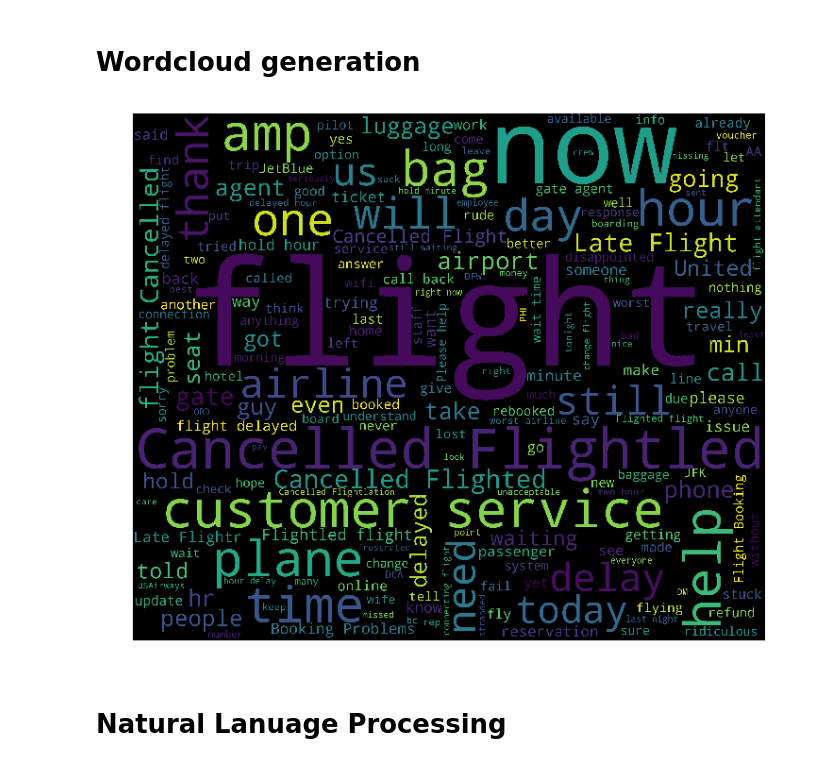
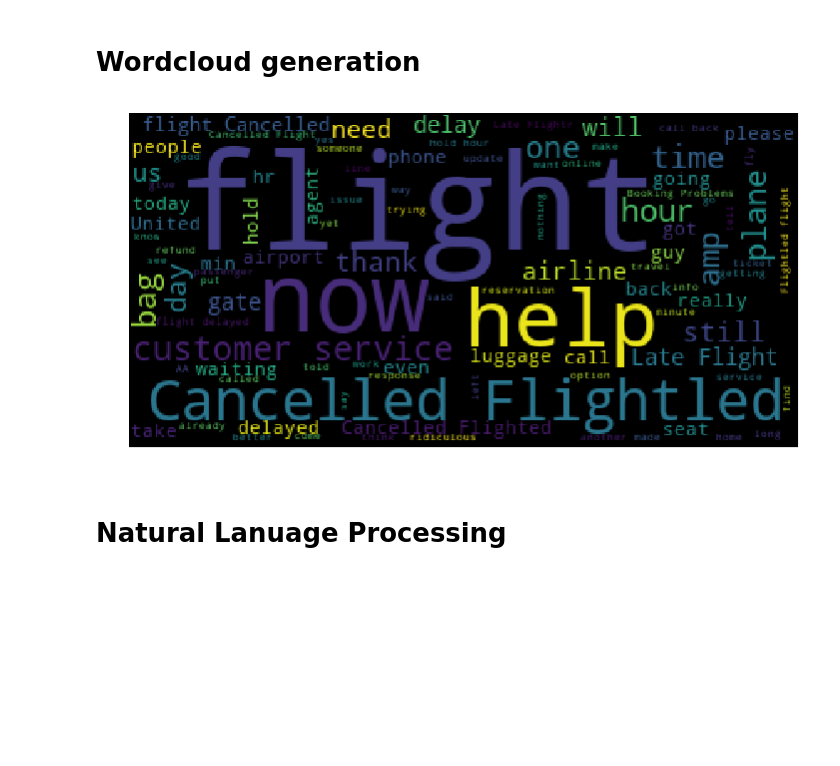
Before and after one commit to mhuh22/Thinkful, a Jupyter notebook: Bootcamp/Unit 7/Sentiment Analysis using Airline Tweets.ipynb, the cells around one changed output. Cells and saved outputs as stored; diff of their text form; code cells hidden in the pictures; blank space fills up the shorter version.

```diff
--- a/Bootcamp/Unit 7/Sentiment Analysis using Airline Tweets.ipynb
+++ b/Bootcamp/Unit 7/Sentiment Analysis using Airline Tweets.ipynb
@@ -355,25 +355,26 @@ tweets['airline_sentiment'] = tweets['airline_sentiment'].map(lambda x: sentimen
 # %%
-# Modify later?
+# Modify later;
+# (there are a lot of non-descript filler words like flight)
+# (Maybe add a wordcloud for positive tweets?)
 
 df=tweets[tweets['airline_sentiment']==-1]
 words = ' '.join(df['text'])
 cleaned_word = " ".join([word for word in words.split()
                             if 'http' not in word
                                 and not word.startswith('@')
                                 and word != 'RT'
                             ])
 
 wordcloud = WordCloud(stopwords=STOPWORDS,
                       background_color='black',
-                      width=3000,
-                      height=2500
+                      max_words = 100
                      ).generate(cleaned_word)
 
 plt.figure(1,figsize=(12, 12))
 plt.imshow(wordcloud)
 plt.axis('off')
 plt.show()
 # %% [output]
-[figure, old version]
+[figure, new version]
 # %% [markdown]
 # Natural Lanuage Processing
```
Also changed, not shown: parts of 14 cells of this notebook.
